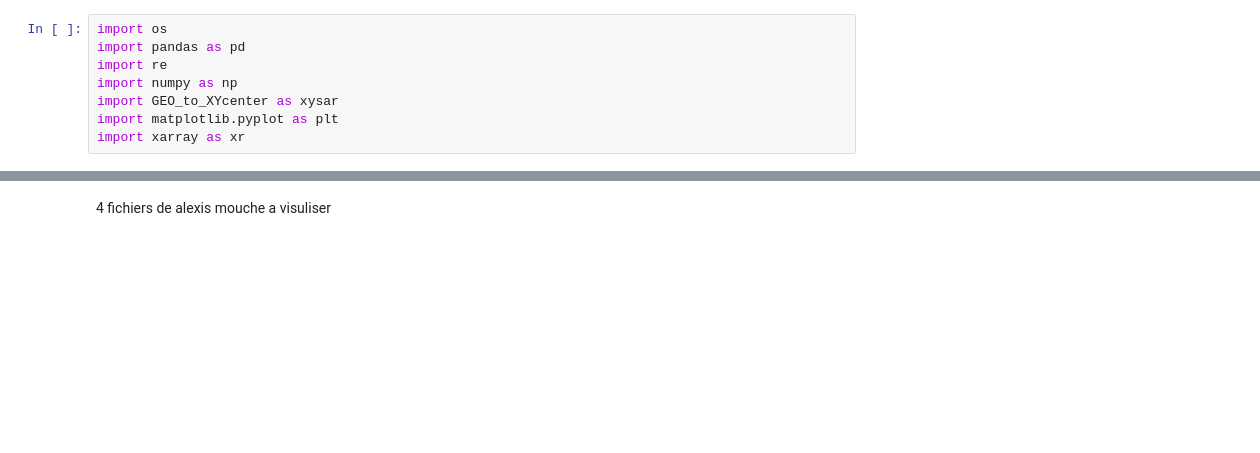
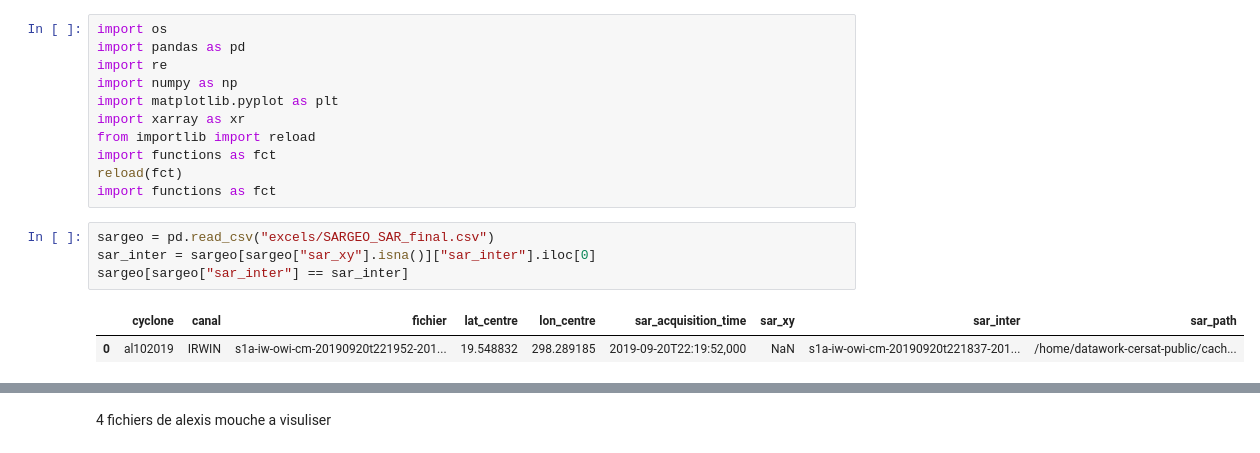
Before and after one commit to medtannaoui/ifremer_multimodality, a Jupyter notebook: changement_de_coordonnées.ipynb, the cells around one changed output, grey strips where cells are left out. Drawn from its saved outputs; the diff is of its cells as text; blank space fills up the shorter version.

```diff
--- a/changement_de_coordonnées.ipynb
+++ b/changement_de_coordonnées.ipynb
@@ -3,7 +3,17 @@ import os
 import pandas as pd
 import re
 import numpy as np
-import GEO_to_XYcenter as xysar
 import matplotlib.pyplot as plt
 import xarray as xr
+from importlib import reload
+import functions as fct
+reload(fct)
+import functions as fct
+# %%
+sargeo = pd.read_csv("excels/SARGEO_SAR_final.csv")
+sar_inter = sargeo[sargeo["sar_xy"].isna()]["sar_inter"].iloc[0]
+sargeo[sargeo["sar_inter"] == sar_inter]
+# %% [output]
+|  | cyclone | canal | fichier | lat_centre | lon_centre | sar_acquisition_time | sar_xy | sar_inter | sar_path |
+| 0 | al102019 | IRWIN | s1a-iw-owi-cm-20190920t221952-201... | 19.548832 | 298.289185 | 2019-09-20T22:19:52,000 | NaN | s1a-iw-owi-cm-20190920t221837-201... | /home/datawork-cersat-public/cach... |
 # %%
```
Also changed, not shown: parts of 16 cells of this notebook.
